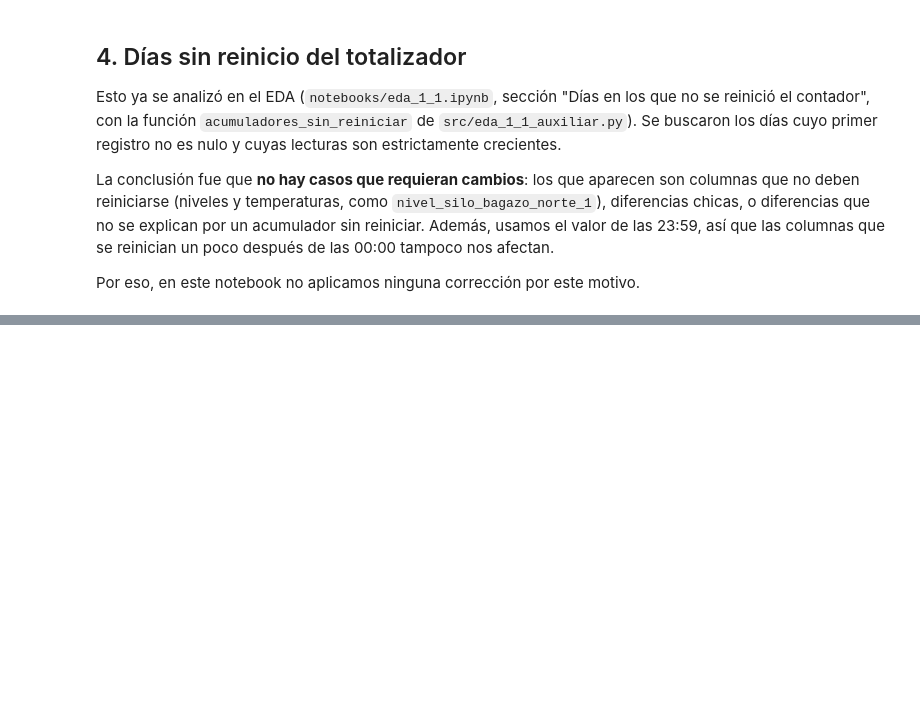
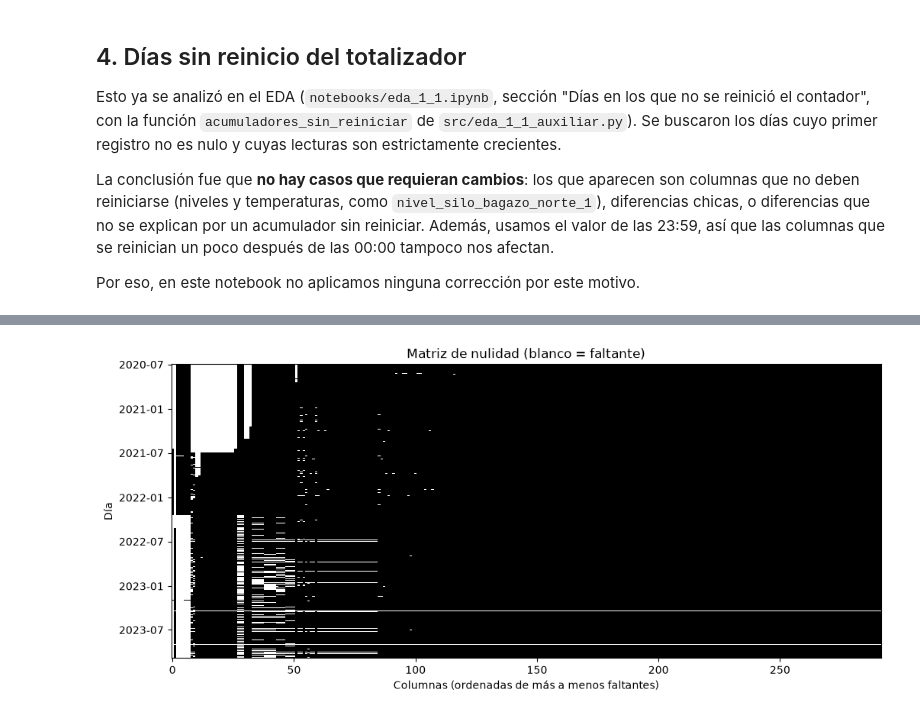
Before and after one commit to franbaudra/cervecera, a Jupyter notebook: notebooks/preprocesamiento.ipynb, the cells around one changed output, grey strips where cells are left out. Drawn from its saved outputs; the diff is of its cells as text; code cells hidden in the pictures; blank space fills up the shorter version.

```diff
--- a/notebooks/preprocesamiento.ipynb
+++ b/notebooks/preprocesamiento.ipynb
@@ -586,0 +634,15 @@ Por eso, en este notebook no aplicamos ninguna corrección por este motivo.
+# %%
+# Las temperaturas son las únicas columnas que pueden ser negativas
+columnas_temperatura = [c for c in columnas if c.startswith("temp_")]
+print("Columnas de temperatura:", columnas_temperatura)
+
+es_negativo = df[columnas] < 0
+es_negativo[columnas_temperatura] = False
+
+# Guardamos una copia de resto_serv_kw para comparar antes y después en la sección 6
+resto_serv_original = df["resto_serv_kw"].copy()
+
+df[columnas] = df[columnas].mask(es_negativo)
+
+print("Valores vaciados:", es_negativo.sum().sum(), "en", es_negativo.any().sum(), "columnas")
+print("Negativos que quedan:", (df[columnas] < 0).sum().sum())
@@ -586,0 +657,10 @@ Por eso, en este notebook no aplicamos ninguna corrección por este motivo.
+# %%
+# df.isna() marca con True cada celda vacía. .mean() por columna da la fracción de vacías.
+porcentaje_faltante = df[columnas].isna().mean() * 100
+
+print("Celdas vacías en todo el dataset:", round(df[columnas].isna().mean().mean() * 100, 2), "%")
+print("Columnas sin ningún faltante:", (porcentaje_faltante == 0).sum())
+
+# Cantidad de columnas según cuánto les falta
+tramos = pd.cut(porcentaje_faltante, [0, 1, 5, 10, 20, 50, 100])
+tramos.value_counts().sort_index().to_frame("columnas")
@@ -586,0 +700,17 @@ Por eso, en este notebook no aplicamos ninguna corrección por este motivo.
+# %%
+orden = porcentaje_faltante.sort_values(ascending=False).index
+
+fig, ax = plt.subplots(figsize=(12, 5))
+# isna() da True (1) en las vacías: con la escala de grises quedan en blanco
+ax.imshow(df[orden].isna(), aspect="auto", cmap="gray", interpolation="none")
+
+# En el eje vertical ponemos una marca cada 6 meses
+posiciones = [i for i, dia in enumerate(df.index) if dia.day == 1 and dia.month in (1, 7)]
+ax.set_yticks(posiciones)
+ax.set_yticklabels([df.index[i].strftime("%Y-%m") for i in posiciones])
+ax.set_xlabel("Columnas (ordenadas de más a menos faltantes)")
+ax.set_ylabel("Día")
+ax.set_title("Matriz de nulidad (blanco = faltante)")
+plt.show()
+# %% [output]
+[figure, added]
```
Also changed, not shown: parts of 51 cells of this notebook.
